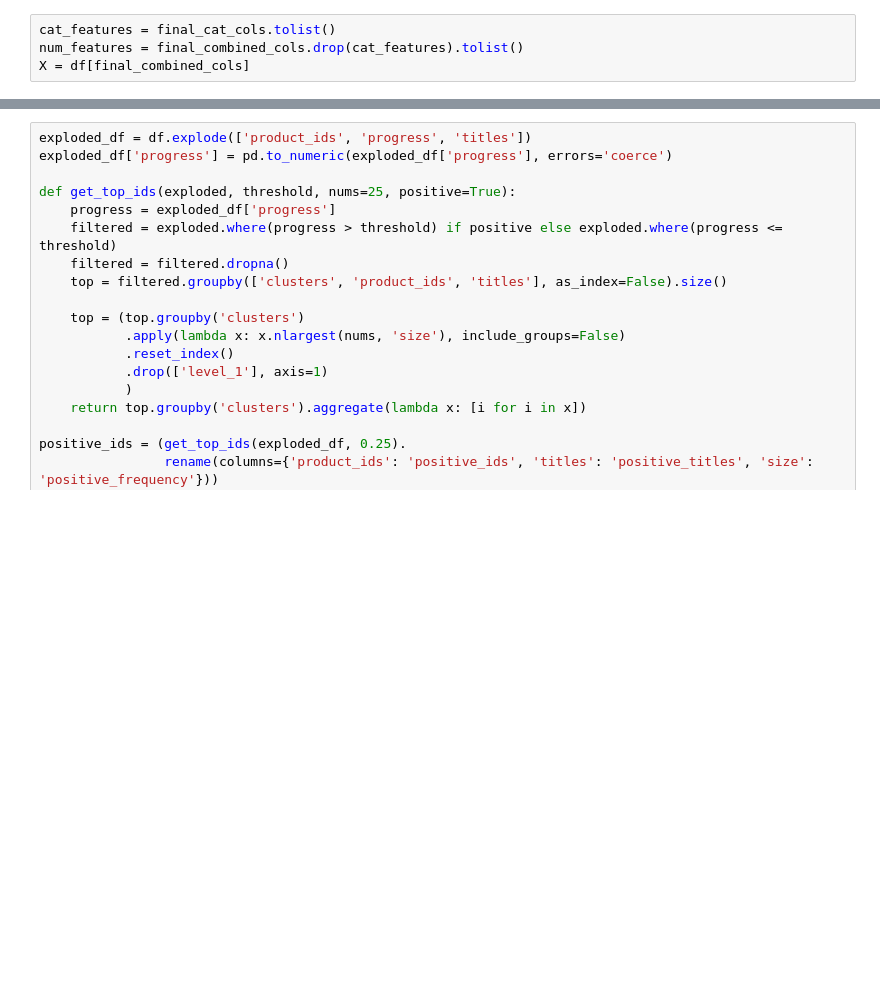
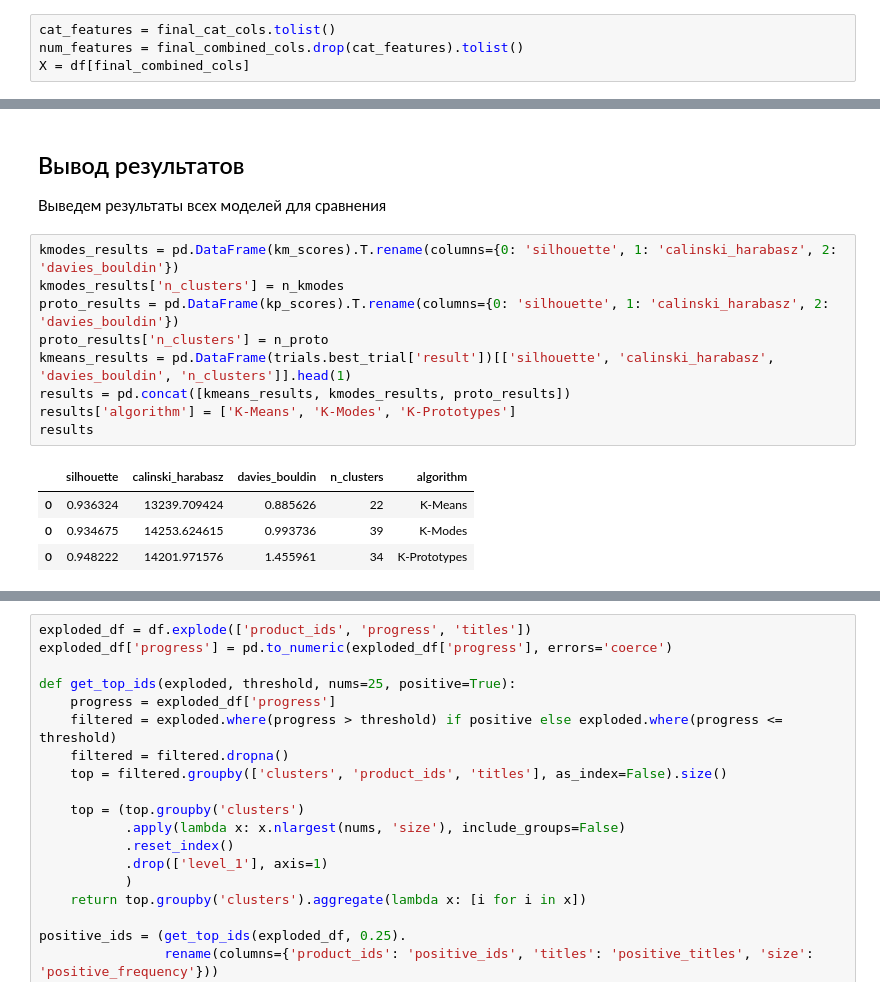
Before and after one commit to Patrick7777777/users_segmentation, a Jupyter notebook: main.ipynb, the cells around one changed output, grey strips where cells are left out. Saved outputs shown, nothing was run; the diff lists cells and outputs as text; blank space fills up the shorter version.

```diff
--- a/main.ipynb
+++ b/main.ipynb
@@ -646 +651,18 @@ df.head()
+# %% [markdown]
+## Вывод результатов
+Выведем результаты всех моделей для сравнения
+# %%
+kmodes_results = pd.DataFrame(km_scores).T.rename(columns={0: 'silhouette', 1: 'calinski_harabasz', 2: 'davies_bouldin'})
+kmodes_results['n_clusters'] = n_kmodes
+proto_results = pd.DataFrame(kp_scores).T.rename(columns={0: 'silhouette', 1: 'calinski_harabasz', 2: 'davies_bouldin'})
+proto_results['n_clusters'] = n_proto
+kmeans_results = pd.DataFrame(trials.best_trial['result'])[['silhouette', 'calinski_harabasz', 'davies_bouldin', 'n_clusters']].head(1)
+results = pd.concat([kmeans_results, kmodes_results, proto_results])
+results['algorithm'] = ['K-Means', 'K-Modes', 'K-Prototypes']
+results
+# %% [output]
+|  | silhouette | calinski_harabasz | davies_bouldin | n_clusters | algorithm |
+| 0 | 0.936324 | 13239.709424 | 0.885626 | 22 | K-Means |
+| 0 | 0.934675 | 14253.624615 | 0.993736 | 39 | K-Modes |
+| 0 | 0.948222 | 14201.971576 | 1.455961 | 34 | K-Prototypes |
 # %%
```
Also changed, not shown: parts of 21 cells of this notebook.
